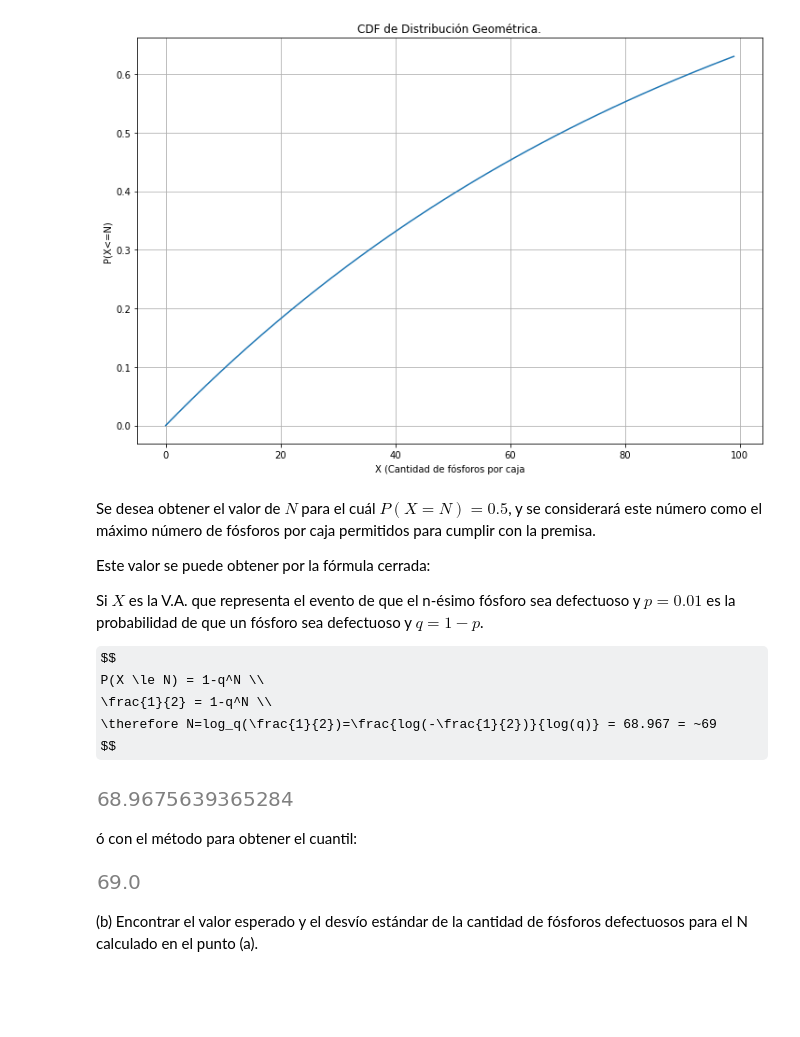
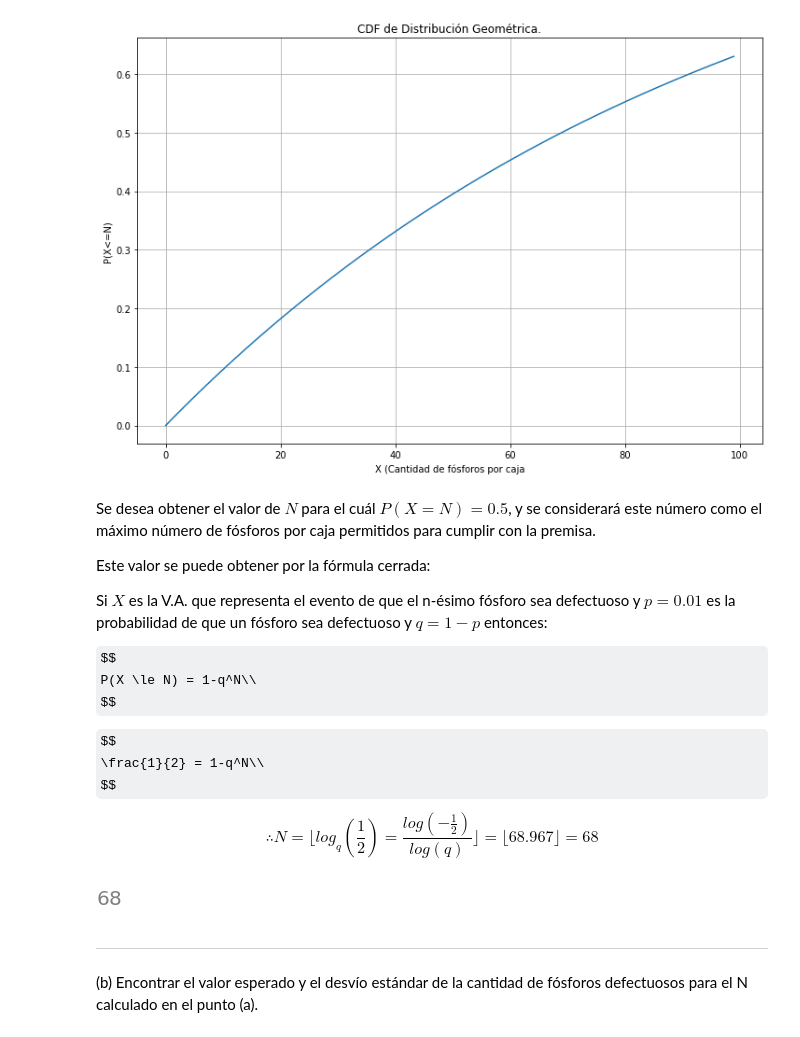
Before and after one commit to nhorro/ceai2020, a Jupyter notebook: prob_est/clase_8_evaluacion/Evaluacion.ipynb, the cells around one changed output. Cells and saved outputs as stored; diff of their text form; code cells hidden in the pictures; some formulas as TeX source; blank space fills up the shorter version.

```diff
--- a/prob_est/clase_8_evaluacion/Evaluacion.ipynb
+++ b/prob_est/clase_8_evaluacion/Evaluacion.ipynb
@@ -37,23 +37,26 @@ Se desea obtener el valor de $N$ para el cuál $P(X=N) = 0.5$, y se considerará
 
 Este valor se puede obtener por la fórmula cerrada:
 
-Si $X$ es la V.A. que representa el evento de que el n-ésimo fósforo sea defectuoso y $p=0.01$ es la probabilidad de que un fósforo sea defectuoso y $q=1-p$.
+Si $X$ es la V.A. que representa el evento de que el n-ésimo fósforo sea defectuoso y $p=0.01$ es la probabilidad de que un fósforo sea defectuoso y $q=1-p$ entonces:
 
 $$
-P(X \le N) = 1-q^N \\
-\frac{1}{2} = 1-q^N \\
-\therefore N=log_q(\frac{1}{2})=\frac{log(-\frac{1}{2})}{log(q)} = 68.967 = ~69
+P(X \le N) = 1-q^N\\
 $$
+
+$$
+\frac{1}{2} = 1-q^N\\
+$$
+
+$$
+\therefore N=\lfloor log_q(\frac{1}{2})=\frac{log(-\frac{1}{2})}{log(q)} \rfloor = \lfloor 68.967 \rfloor = 68
+$$
 # %%
-np.log(0.5)/log(1-0.01)
+n = np.floor(np.log(0.5)/log(1-0.01))
+n
 # %% [output]
-[figure, old version]
+[figure, new version]
-# %% [markdown]
-ó con el método para obtener el cuantil:
-# %%
-geom.ppf(0.5,0.01)
-# %% [output]
-[figure, removed]
+# %% [markdown]
+<hr/>
 # %% [markdown]
 (b) Encontrar el valor esperado y el desvı́o estándar de la cantidad de fósforos defectuosos para el N
 calculado en el punto (a).
```
Also changed, not shown: parts of 28 cells of this notebook, 12 other files.
